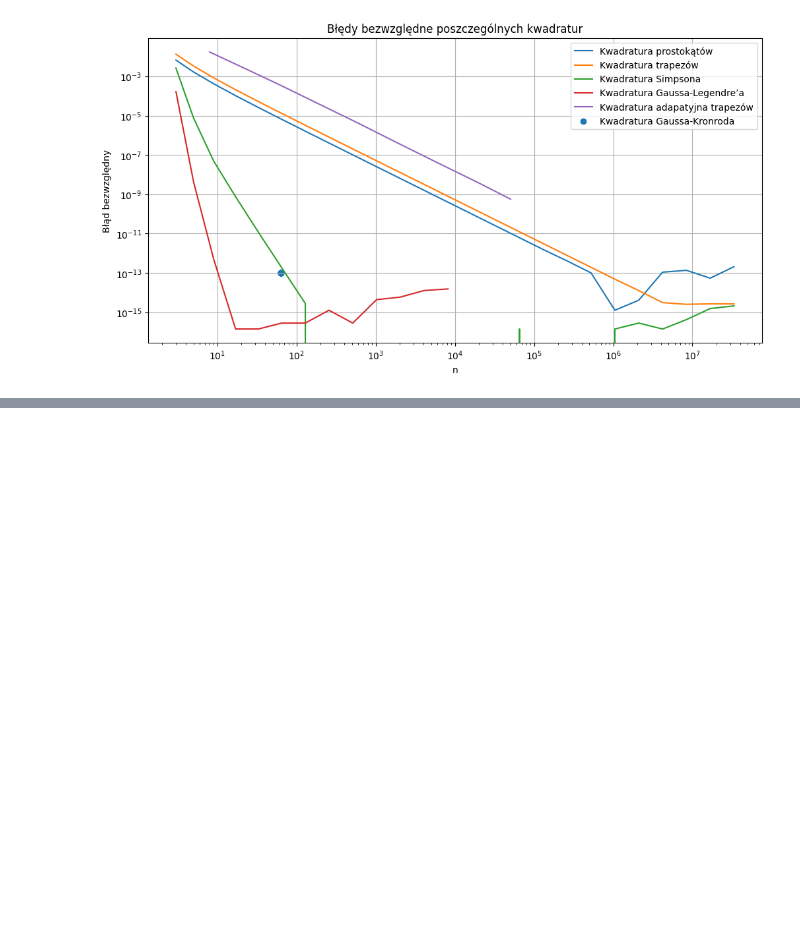
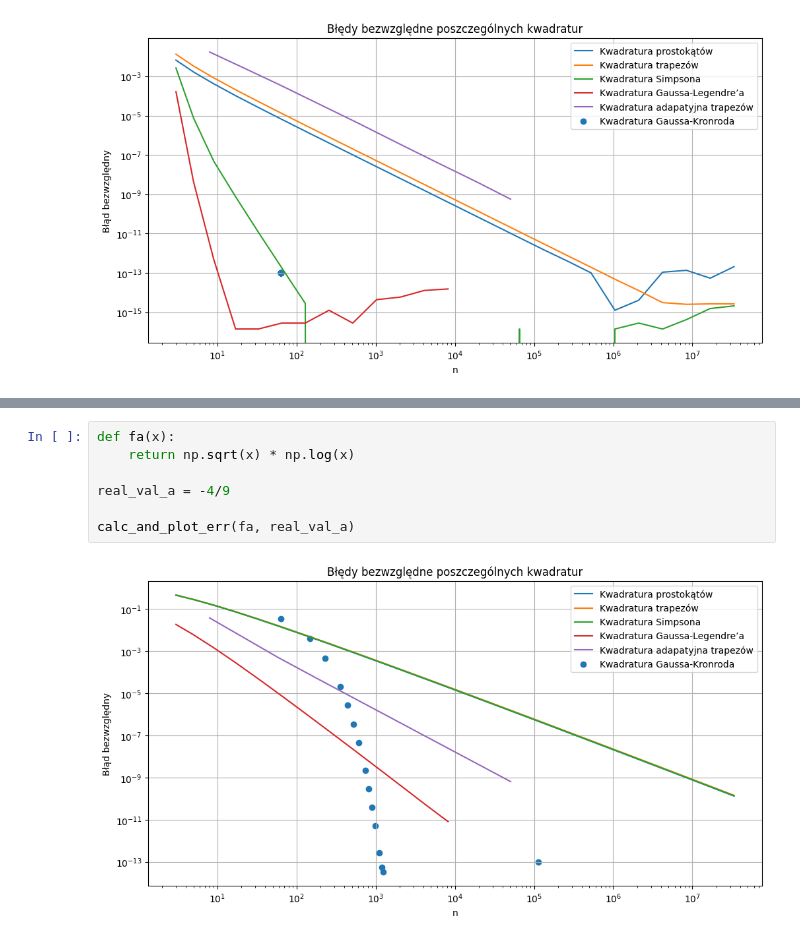
Before and after one commit to lythx/MOWNIT, a Jupyter notebook: lab7/merge.ipynb, the cells around one changed output, grey strips where cells are left out. Saved outputs shown, nothing was run; the diff lists cells and outputs as text; blank space fills up the shorter version.

```diff
--- a/lab7/merge.ipynb
+++ b/lab7/merge.ipynb
@@ -97,0 +180,9 @@ plt.show()
+# %%
+def fa(x):
+    return np.sqrt(x) * np.log(x)
+
+real_val_a = -4/9
+
+calc_and_plot_err(fa, real_val_a)
+# %% [output]
+[figure, added]
```
Also changed, not shown: parts of 6 cells of this notebook.
